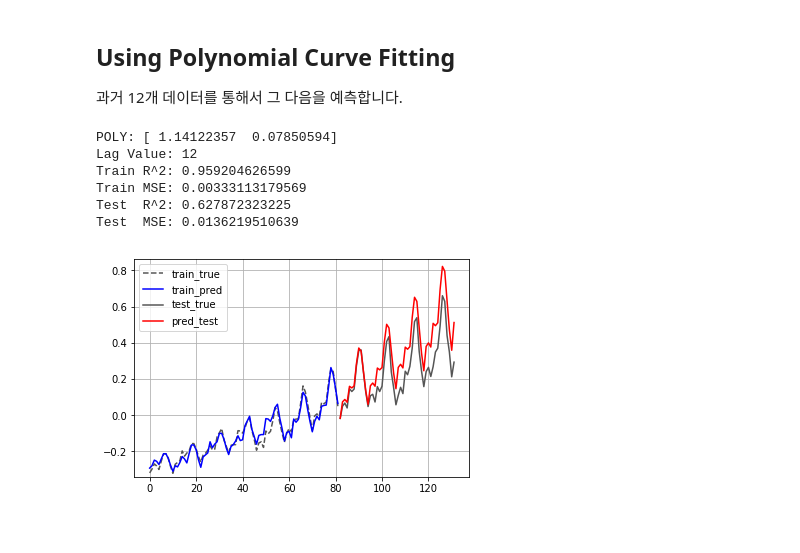
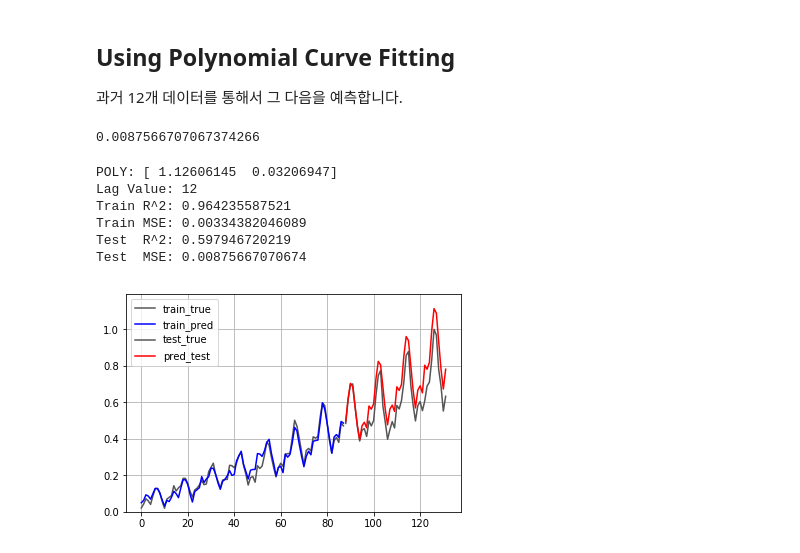
Before and after one commit to AndersonJo/arima-python, a Jupyter notebook: 04 Autoregressive Model.ipynb, the cells around one changed output. Drawn from its saved outputs; the diff is of its cells as text; code cells hidden in the pictures.

```diff
--- a/04 Autoregressive Model.ipynb
+++ b/04 Autoregressive Model.ipynb
@@ -60,9 +60,16 @@ Populating the interactive namespace from numpy and matplotlib
 ## Data
 # %%
 filename = 'dataset/international-airline-passengers.csv'
-dataframe, train, test, ts_train, ts_test = get_data(filename, LAG)
+dataframe, train, test, ts_train, ts_test = get_data(filename, LAG, normalize=True)
 
 print(dataframe.head())
+print()
+print('train:', train.shape)
+print('test:', test.shape)
+print('ts_train:', ts_train.shape)
+print('ts_test:', ts_test.shape)
+
+
 plot(np.arange(len(train)), train, label='train')
 plot(np.arange(len(train), len(train)+len(test)), test, label='test')
 legend()
@@ -161,31 +140,53 @@ Test  MSE: 0.0561336321797
 ## Using Polynomial Curve Fitting
 
 과거 12개 데이터를 통해서 그 다음을 예측합니다.
+# %%
+np.sum( (test_pred - test)**2)/len(test)
+# %% [output]
+0.0087566707067374266
 # %%
 DEGREE = 1
 
 def poly_pred(poly, x, lag, length):
     h = x
     result = list()
 
     for _ in range(math.ceil(length/lag)):
         h = np.polyval(poly, h)
         result += h.reshape(-1).tolist()
 
     result = np.array(result[:length])
     return result
 
-poly = np.polyfit(train[:-LAG].reshape(-1), train[LAG:].reshape(-1), DEGREE)
+def show_result(train: np.array, test: np.array, train_pred: np.array, test_pred: np.array, lag: int):
+    x_train = np.arange(len(train_pred))
+    x_test = np.arange(len(train_pred), len(train_pred) + len(test_pred))
+
+    pylab.ylim(np.min(train), np.max(test) + np.std(test) * 1.3)
+    pylab.plot(x_train, train[lag:], linestyle="-", label='train_true', color="#555555")
+    pylab.plot(x_train, train_pred, label='train_pred', color='blue')
+    pylab.plot(x_test, test, label='test_true', color='#555555')
+    pylab.plot(x_test, test_pred, label='pred_test', color='red')
+    pylab.legend()
+    pylab.grid()
+
+    print('Lag Value:', lag)
+    print('Train R^2:', r2_score(train[lag:], train_pred))
+    print('Train MSE:', mean_squared_error(train[:-lag], train_pred))
+    print('Test  R^2:', r2_score(test, test_pred))
+    print('Test  MSE:', mean_squared_error(test, test_pred))
+
+poly = np.polyfit(train[:-LAG], train[LAG:], DEGREE)
 train_pred = np.polyval(poly, train[:-LAG])
 test_pred = poly_pred(poly, train[-LAG:], lag=LAG, length=len(test)) # np.polyval(poly, train[-LAG:])
 
 print('POLY:', poly)
 show_result(train, test, train_pred, test_pred, lag=LAG)
 # %% [output]
-POLY: [ 1.14122357  0.07850594]
+POLY: [ 1.12606145  0.03206947]
 Lag Value: 12
-Train R^2: 0.959204626599
-Train MSE: 0.00333113179569
-Test  R^2: 0.627872323225
-Test  MSE: 0.0136219510639
+Train R^2: 0.964235587521
+Train MSE: 0.00334382046089
+Test  R^2: 0.597946720219
+Test  MSE: 0.00875667070674
-[figure, old version]
+[figure, new version]
```
Also changed, not shown: parts of 3 cells of this notebook, 7 other files.
